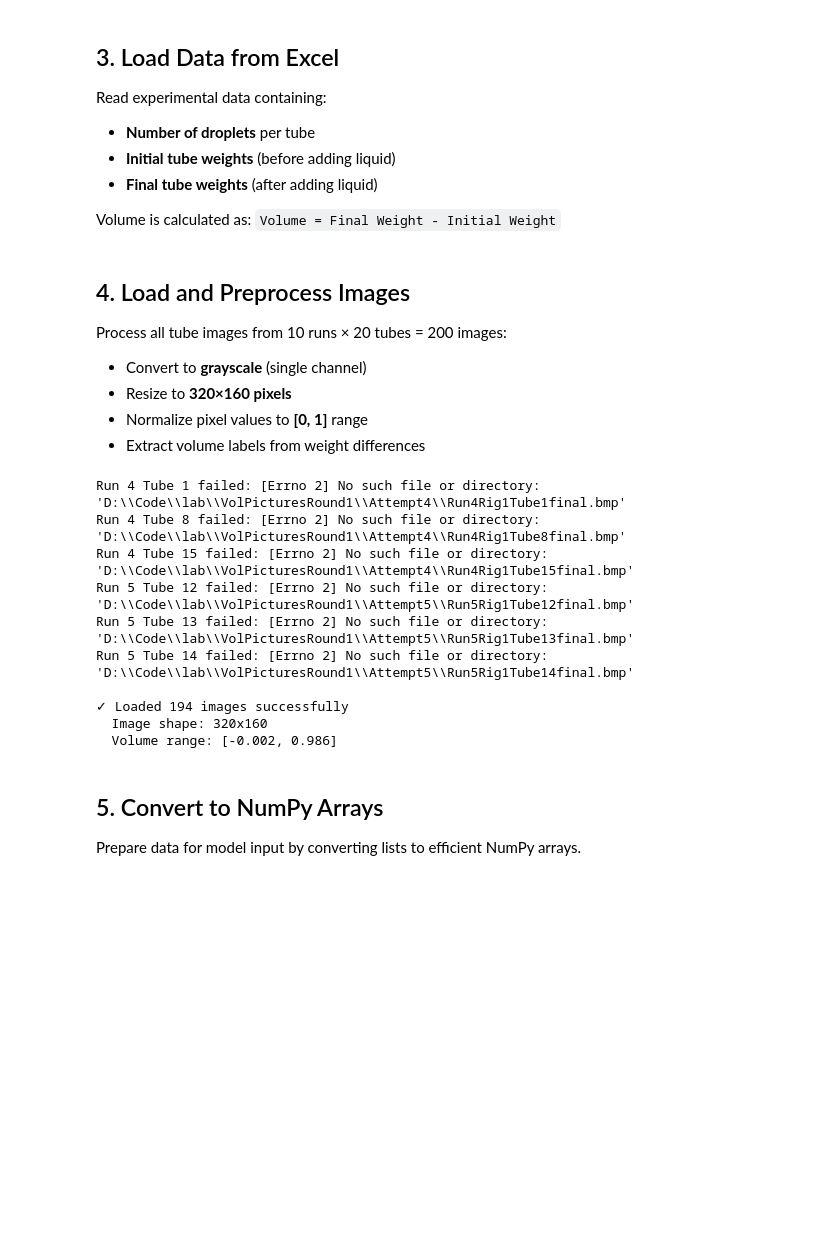
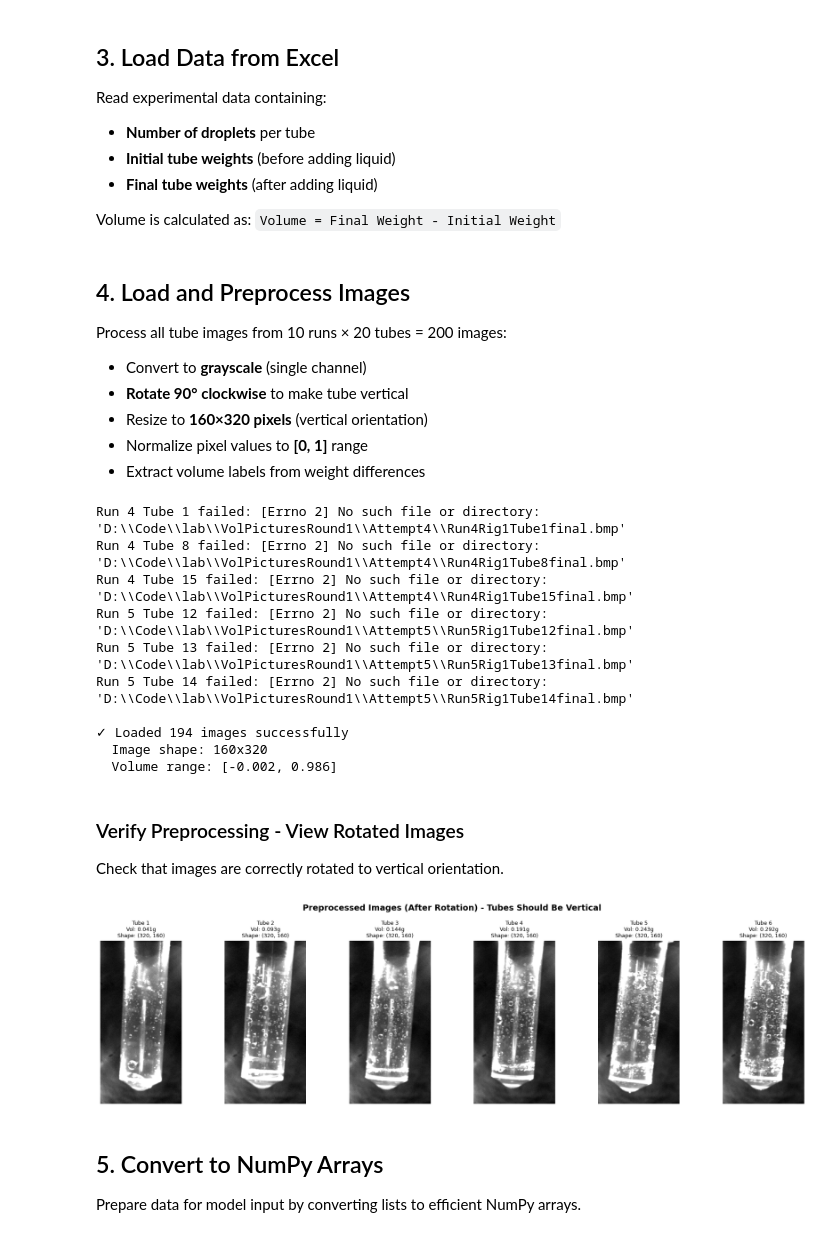
Before and after one commit to xiuxiu06/volume-prediction, a Jupyter notebook: training.ipynb, the cells around one changed output. Saved outputs shown, nothing was run; the diff lists cells and outputs as text; code cells hidden in the pictures; blank space fills up the shorter version.

```diff
--- a/training.ipynb
+++ b/training.ipynb
@@ -56,11 +56,12 @@ post_df  = pd.read_excel(xls_path, sheet_name="Final Tube Weights", header=None)
 
 Process all tube images from 10 runs × 20 tubes = 200 images:
 - Convert to **grayscale** (single channel)
-- Resize to **320×160 pixels**
+- **Rotate 90° clockwise** to make tube vertical
+- Resize to **160×320 pixels** (vertical orientation)
 - Normalize pixel values to **[0, 1]** range
 - Extract volume labels from weight differences
 # %%
-wIm, hIm = 320, 160
+wIm, hIm = 160, 320  # Vertical orientation (swapped from 320x160)
 nRuns, nTubes = 10, 20
 
 images = []
@@ -78,6 +79,7 @@ for run in range(1, nRuns + 1):
             )
 
             img = Image.open(img_path).convert("L")
+            img = img.rotate(-90, expand=True)  # Rotate 90° counterclockwise to make tube vertical
             img = img.resize((wIm, hIm))
             img = np.array(img, dtype=np.float32) / 255.0
 
@@ -105,8 +107,27 @@ Run 5 Tube 13 failed: [Errno 2] No such file or directory: 'D:\\Code\\lab\\VolPi
 Run 5 Tube 14 failed: [Errno 2] No such file or directory: 'D:\\Code\\lab\\VolPicturesRound1\\Attempt5\\Run5Rig1Tube14final.bmp'
 
 ✓ Loaded 194 images successfully
-  Image shape: 320x160
+  Image shape: 160x320
   Volume range: [-0.002, 0.986]
+# %% [markdown]
+### Verify Preprocessing - View Rotated Images
+
+Check that images are correctly rotated to vertical orientation.
+# %%
+# Display first 6 preprocessed images to verify rotation
+fig, axes = plt.subplots(1, 6, figsize=(18, 5))
+
+for i, ax in enumerate(axes):
+    ax.imshow(images[i], cmap='gray')
+    ax.set_title(f'Tube {i+1}\nVol: {volumes[i]:.3f}g\nShape: {images[i].shape}', fontsize=9)
+    ax.axis('off')
+
+plt.suptitle('Preprocessed Images (After Rotation) - Tubes Should Be Vertical',
+             fontsize=14, fontweight='bold')
+plt.tight_layout()
+plt.show()
+# %% [output]
+[figure, added]
 # %% [markdown]
 ## 5. Convert to NumPy Arrays
 
```
Also changed, not shown: parts of 16 cells of this notebook.
